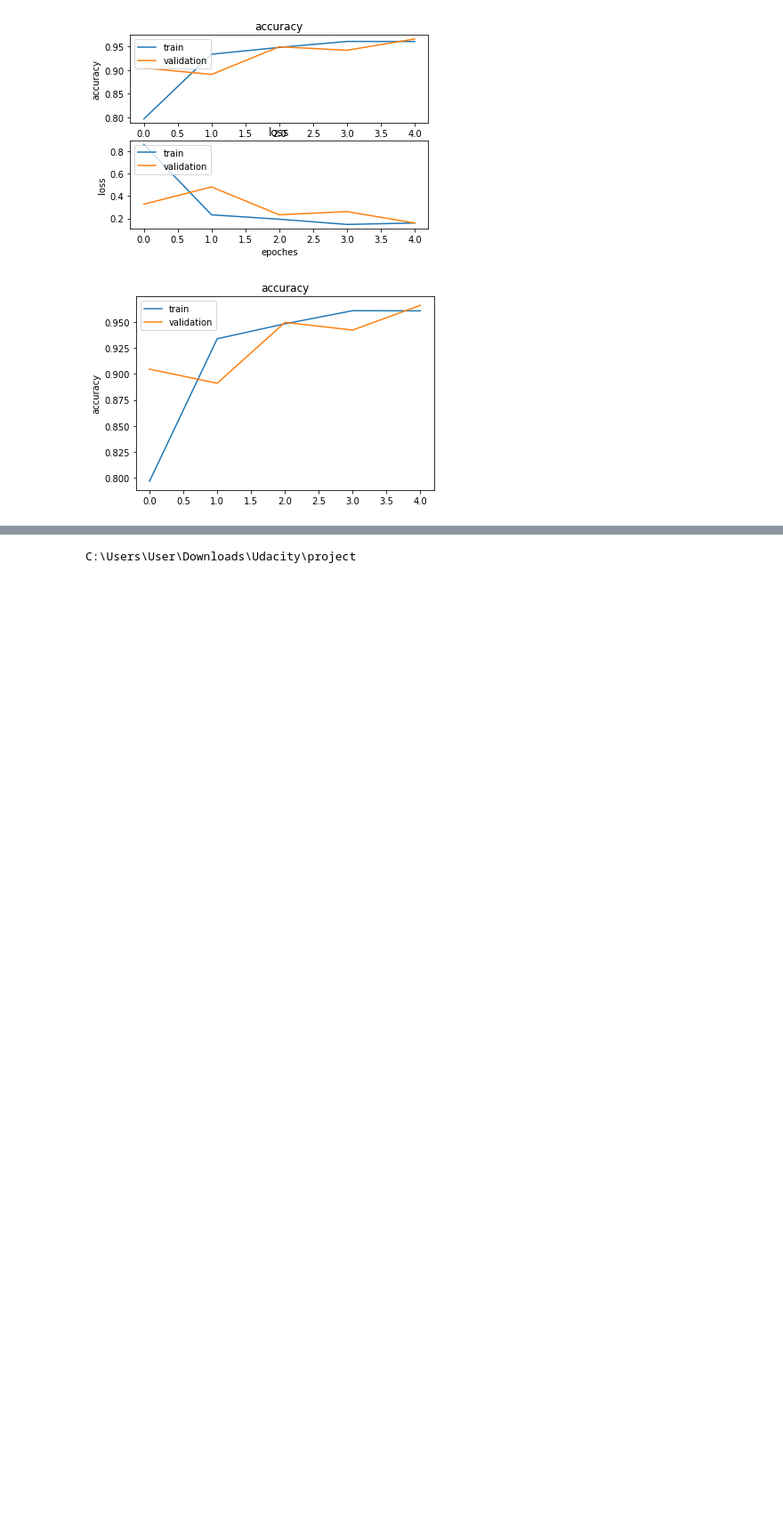
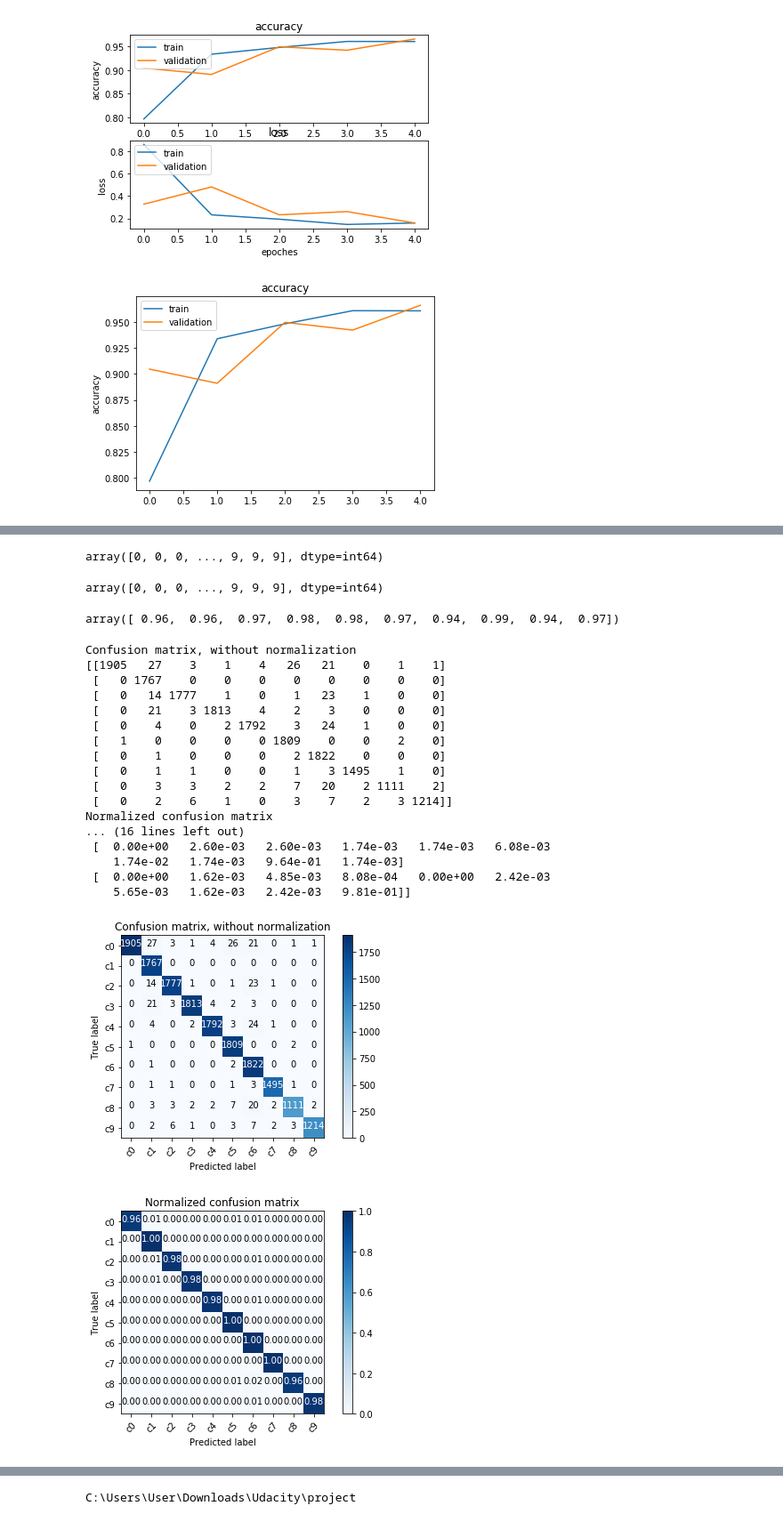
Before and after one commit to aattaran/Machine-Learning-with-Python, a Jupyter notebook: project1/Distracted_Driver_Detection_Classification2.ipynb, the cells around one changed output, grey strips where cells are left out. Shown at 89% size. Drawn from its saved outputs; the diff is of its cells as text; code cells hidden in the pictures; blank space fills up the shorter version.

```diff
--- a/project1/Distracted_Driver_Detection_Classification2.ipynb
+++ b/project1/Distracted_Driver_Detection_Classification2.ipynb
@@ -487,0 +450,3 @@ array([[[[  31.,   36.,   27.],
+# %%
+predictions = Linear_model.predict(train_data)
+predictions = np.argmax(predictions, axis=-1)
@@ -488 +457,3 @@ array([[[[  31.,   36.,   27.],
+# %%
+train_labels2 = np.argmax(train_labels, axis=-1)
 # %%
@@ -491,0 +469,46 @@ ValueError: Found input variables with inconsistent numbers of samples: [16774,
+# %%
+valid_labels2
+# %% [output]
+array([0, 0, 0, ..., 9, 9, 9], dtype=int64)
+# %%
+predictions_v
+# %% [output]
+array([0, 0, 0, ..., 9, 9, 9], dtype=int64)
+# %%
+f1_score(valid_labels2, predictions_v, average=None)
+# %% [output]
+array([ 0.96,  0.96,  0.97,  0.98,  0.98,  0.97,  0.94,  0.99,  0.94,  0.97])
+# %%
+class_names=['c0','c1','c2','c3','c4','c5','c6','c7','c8','c9']
+cnf_matrix = confusion_matrix(train_labels2, predictions)
+
+np.set_printoptions(precision=2)
+# Plot non-normalized confusion matrix
+plt.figure()
+plot_confusion_matrix(cnf_matrix, classes=class_names,
+                      title='Confusion matrix, without normalization')
+# Plot normalized confusion matrix
+plt.figure()
+plot_confusion_matrix(cnf_matrix, classes=class_names, normalize=True,
+                      title='Normalized confusion matrix')
+plt.show()
+# %% [output]
+Confusion matrix, without normalization
+[[1905   27    3    1    4   26   21    0    1    1]
+ [   0 1767    0    0    0    0    0    0    0    0]
+ [   0   14 1777    1    0    1   23    1    0    0]
+ [   0   21    3 1813    4    2    3    0    0    0]
+ [   0    4    0    2 1792    3   24    1    0    0]
+ [   1    0    0    0    0 1809    0    0    2    0]
+ [   0    1    0    0    0    2 1822    0    0    0]
+ [   0    1    1    0    0    1    3 1495    1    0]
+ [   0    3    3    2    2    7   20    2 1111    2]
+ [   0    2    6    1    0    3    7    2    3 1214]]
+Normalized confusion matrix
+... (16 lines left out)
+ [  0.00e+00   2.60e-03   2.60e-03   1.74e-03   1.74e-03   6.08e-03
+    1.74e-02   1.74e-03   9.64e-01   1.74e-03]
+ [  0.00e+00   1.62e-03   4.85e-03   8.08e-04   0.00e+00   2.42e-03
+    5.65e-03   1.62e-03   2.42e-03   9.81e-01]]
+[figure, added]
+[figure, added]
```
Also changed, not shown: parts of 35 cells of this notebook.
